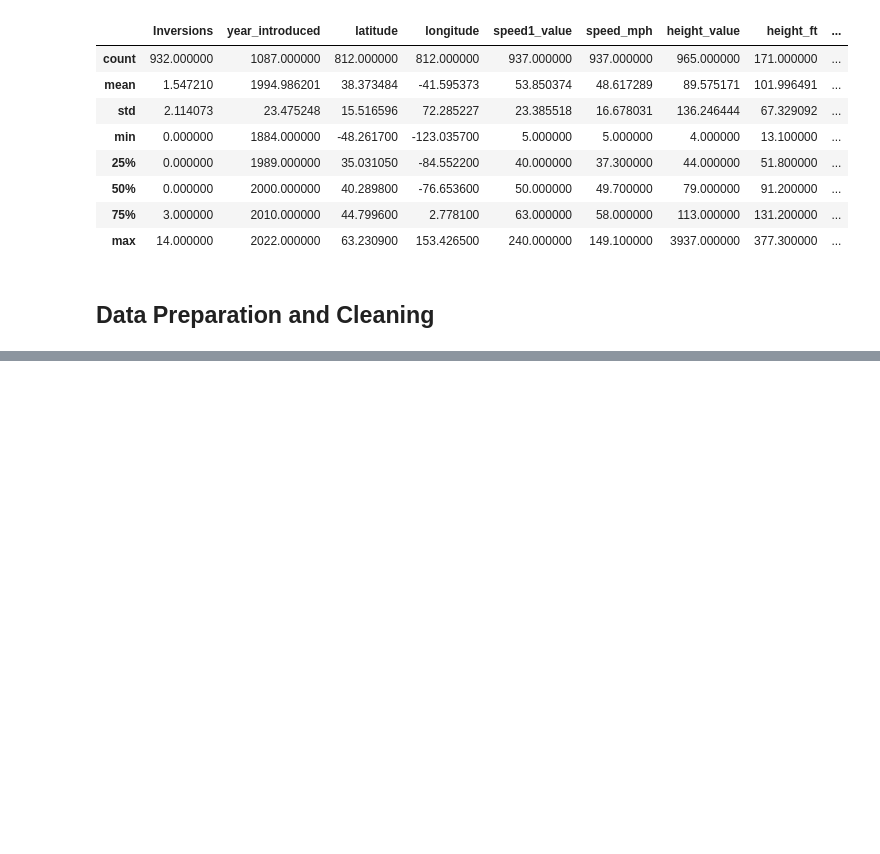
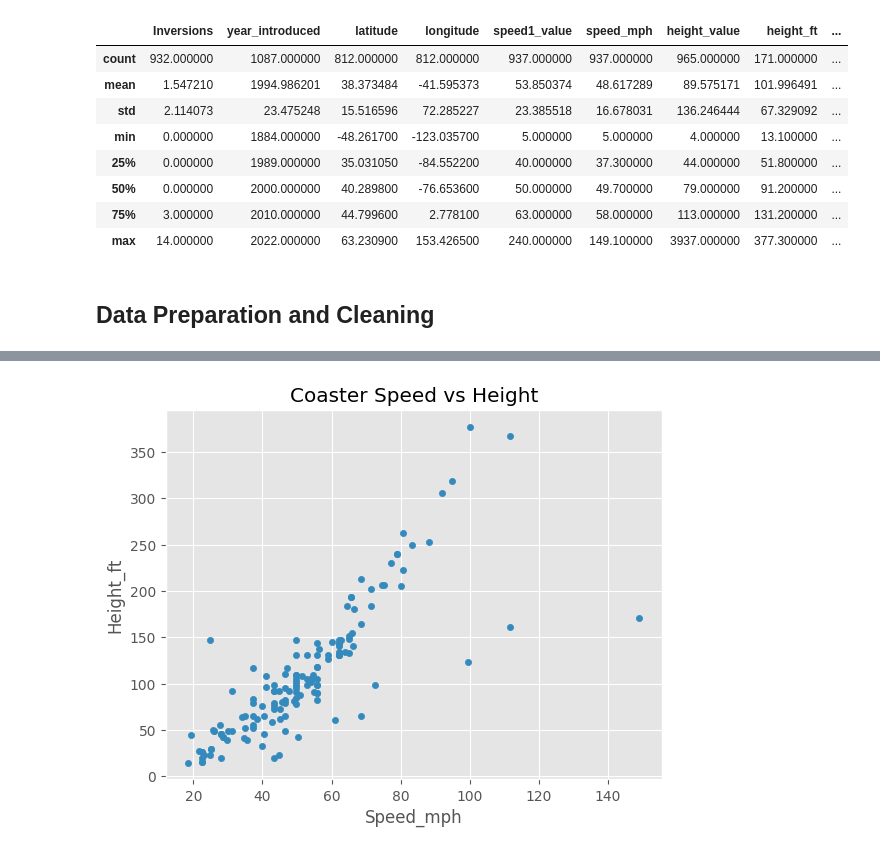
Before and after one commit to diveshbuxani/roller-coaster-data-cleaning-and-analysis, a Jupyter notebook: roller_coaster.ipynb, the cells around one changed output, grey strips where cells are left out. Saved outputs shown, nothing was run; the diff lists cells and outputs as text; code cells hidden in the pictures; blank space fills up the shorter version.

```diff
--- a/roller_coaster.ipynb
+++ b/roller_coaster.ipynb
@@ -149,0 +198,8 @@ df.shape
+# %%
+df.plot(kind='scatter',
+        x='Speed_mph',
+        y='Height_ft',
+        title='Coaster Speed vs Height')
+plt.show()
+# %% [output]
+[figure, added]
```
Also changed, not shown: parts of 17 cells of this notebook.
